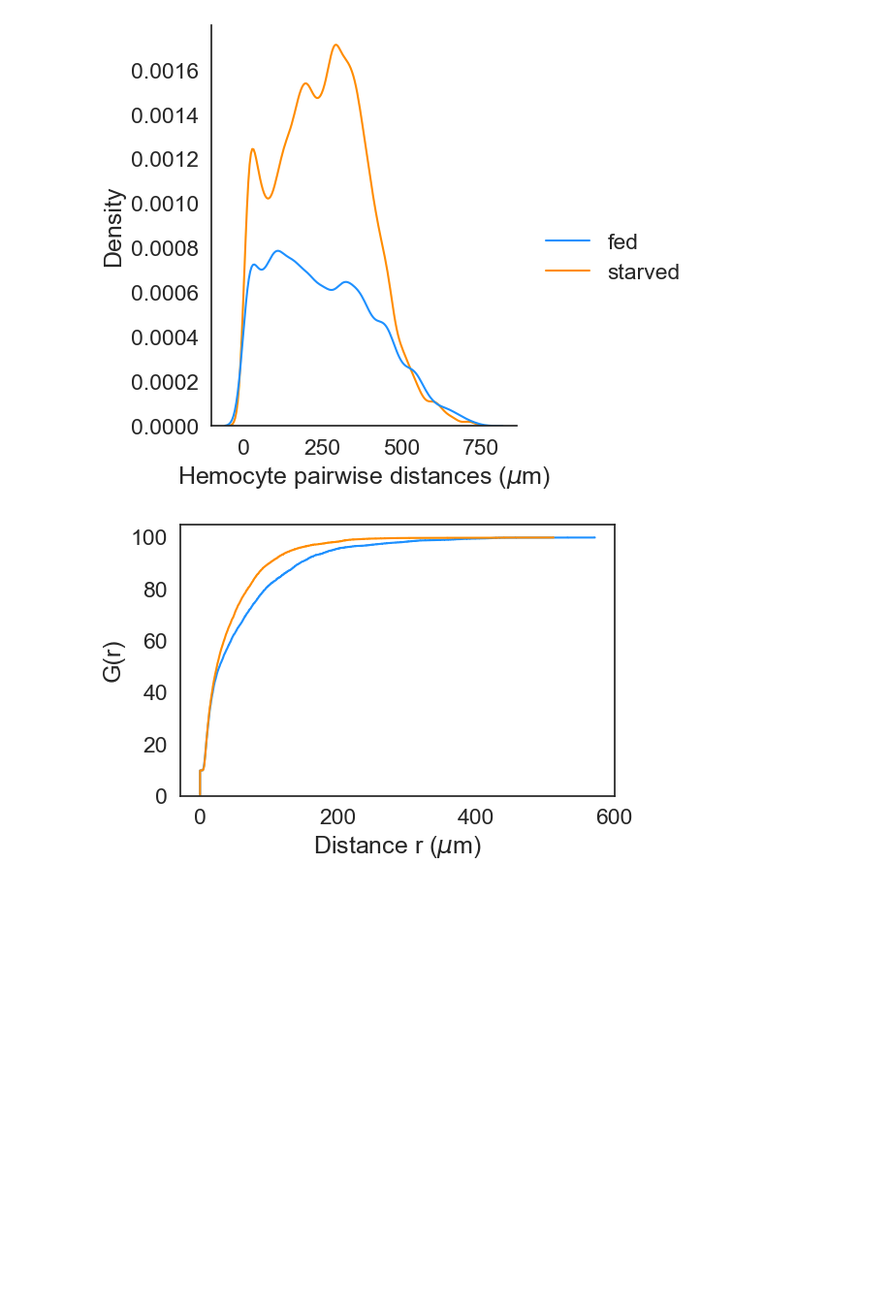
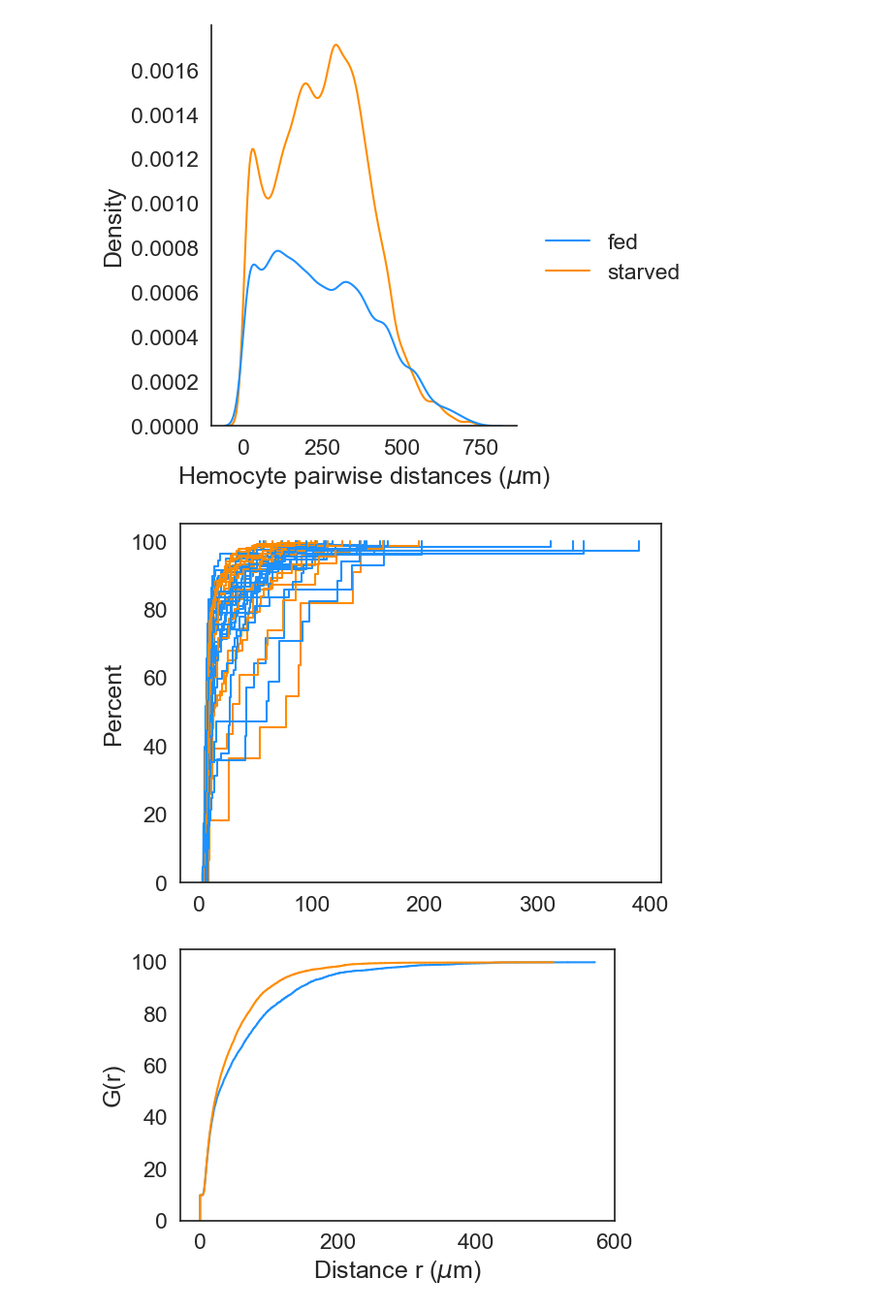
Before and after one commit to McCallLabBU/hemocyte_recruitment_image_quantification, a Jupyter notebook: code/nearest_neighbors_midsections.ipynb, the cells around one changed output. Shown at 97% size. Saved outputs shown, nothing was run; the diff lists cells and outputs as text; code cells hidden in the pictures; blank space fills up the shorter version.

```diff
--- a/code/nearest_neighbors_midsections.ipynb
+++ b/code/nearest_neighbors_midsections.ipynb
@@ -70,34 +70,36 @@ Text(0.5, 21.444444444444443, 'Hemocyte pairwise distances ($\\mu$m)')
 from sklearn.neighbors import NearestNeighbors
 
 nn_distances_fed = list()
 nn_distances_starved = list()
+neighbors = 10
 
 for section in hemocyte_coordinates['Image'].unique():
     coords = hemocyte_coordinates[hemocyte_coordinates['Image'] == section][['centroid_x_zeroscaled','centroid_y_zeroscaled']].to_numpy()
-    nbrs = NearestNeighbors(n_neighbors=10, algorithm='ball_tree').fit(coords)
+    nbrs = NearestNeighbors(n_neighbors=neighbors, algorithm='ball_tree').fit(coords)
     distances, indices = nbrs.kneighbors(coords)
     if hemocyte_coordinates[hemocyte_coordinates['Image'] == section]['condition'].unique()[0] == "Fed":
-        #sns.ecdfplot(distances[:,1],color="dodgerblue", stat="percent")
+        sns.ecdfplot(distances[:,1],color="dodgerblue", stat="percent")
         #nn_distances_fed.append(distances[:,1])
         nn_distances_fed.append(distances.ravel())
         #print(distances.ravel())
     else:
-       #sns.ecdfplot(distances[:,1],color="darkorange", stat="percent")
+        sns.ecdfplot(distances[:,1],color="darkorange", stat="percent")
         #nn_distances_starved.append(distances[:,1])
         nn_distances_starved.append(distances.ravel())
     #break
 
 fig, ax = plt.subplots(figsize=(6,4))
 nn_distances_fed_flat = [i for ic in nn_distances_fed for i in ic]
 nn_distances_starved_flat = [i for ic in nn_distances_starved for i in ic]
 
 sns.ecdfplot(nn_distances_fed_flat, color="dodgerblue",stat='percent', ax=ax)
 sns.ecdfplot(nn_distances_starved_flat, color="darkorange",stat='percent',ax=ax)
 ax.set_xlabel("Distance r ($\mu$m)")
 ax.set_ylabel("G(r)")
 
 
 fig.tight_layout()
 fig.savefig(outputs.joinpath("gfunction.png"))
 # %% [output]
-[figure, old version]
+[figure, new version]
+[figure, added]
```
Also changed, not shown: parts of 4 cells of this notebook, 4 other files.
